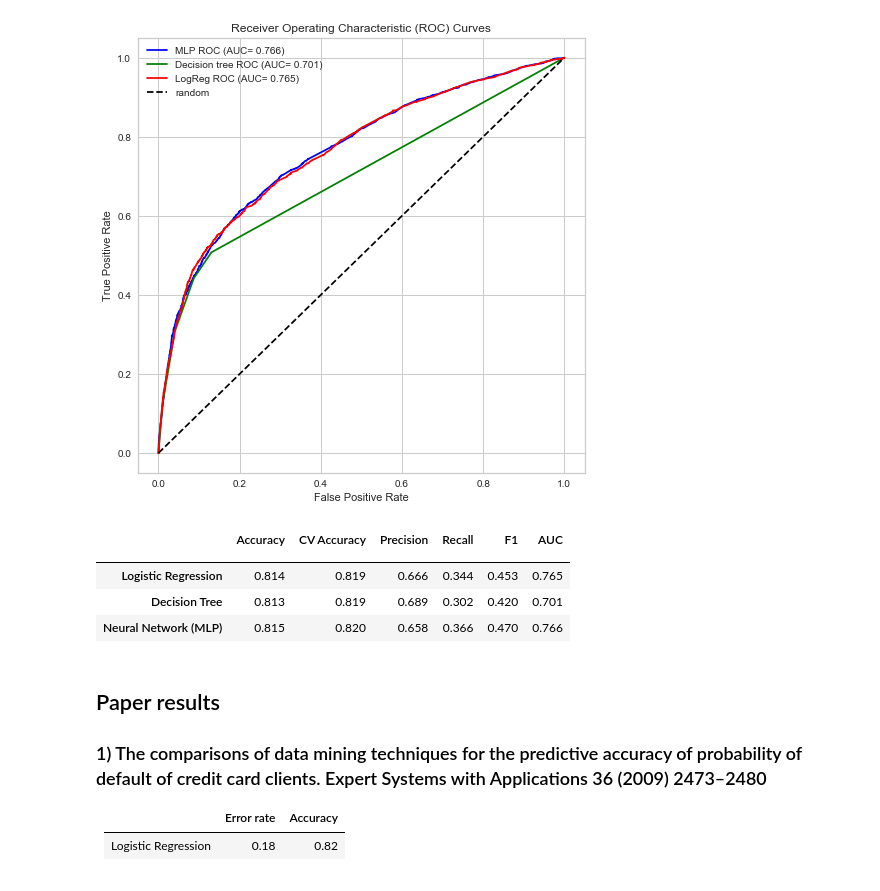
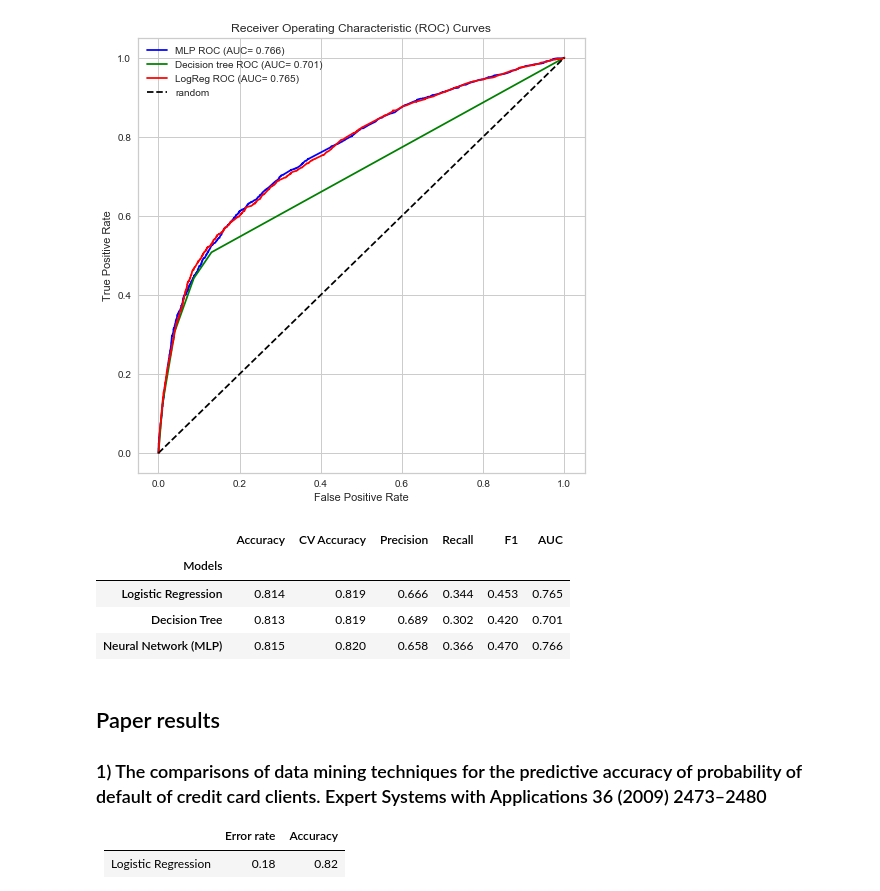
Before and after one commit to mariosfish/machine_learning_classification, a Jupyter notebook: Default of credit card clients/Default of credit card clients - Model 4 with kmeans.ipynb, the cells around one changed output. Drawn from its saved outputs; the diff is of its cells as text; code cells hidden in the pictures.

```diff
--- a/Default of credit card clients/Default of credit card clients - Model 4 with kmeans.ipynb
+++ b/Default of credit card clients/Default of credit card clients - Model 4 with kmeans.ipynb
@@ -529,20 +529,20 @@ plt.show()
 [figure]
 # %%
 d = {
-    '': ['Logistic Regression', 'Decision Tree', 'Neural Network (MLP)'],
+    'Models': ['Logistic Regression', 'Decision Tree', 'Neural Network (MLP)'],
     'Accuracy': [logreg.score(X_test, y_test), tr.score(X_test, y_test), mlp.score(X_test, y_test)],
     'CV Accuracy': [cv_logreg, cv_tr, cv_mlp],
     'Precision': [precision_score(y_test, log_pred), precision_score(y_test, tr_pred), precision_score(y_test, mlp_pred)],
     'Recall': [recall_score(y_test, log_pred), recall_score(y_test, tr_pred), recall_score(y_test, mlp_pred)],
     'F1': [f1_score(y_test, log_pred), f1_score(y_test, tr_pred), f1_score(y_test, mlp_pred)],
     'AUC': [auc_logreg, auc_tr, auc_mlp]
 }
 
-results = pd.DataFrame(data=d).round(3).set_index('')
+results = pd.DataFrame(data=d).round(3).set_index('Models')
 results
 # %% [output]
 |  | Accuracy | CV Accuracy | Precision | Recall | F1 | AUC |
-|  |  |  |  |  |  |  |
+| Models |  |  |  |  |  |  |
 | Logistic Regression | 0.814 | 0.819 | 0.666 | 0.344 | 0.453 | 0.765 |
 | Decision Tree | 0.813 | 0.819 | 0.689 | 0.302 | 0.420 | 0.701 |
 | Neural Network (MLP) | 0.815 | 0.820 | 0.658 | 0.366 | 0.470 | 0.766 |
```
